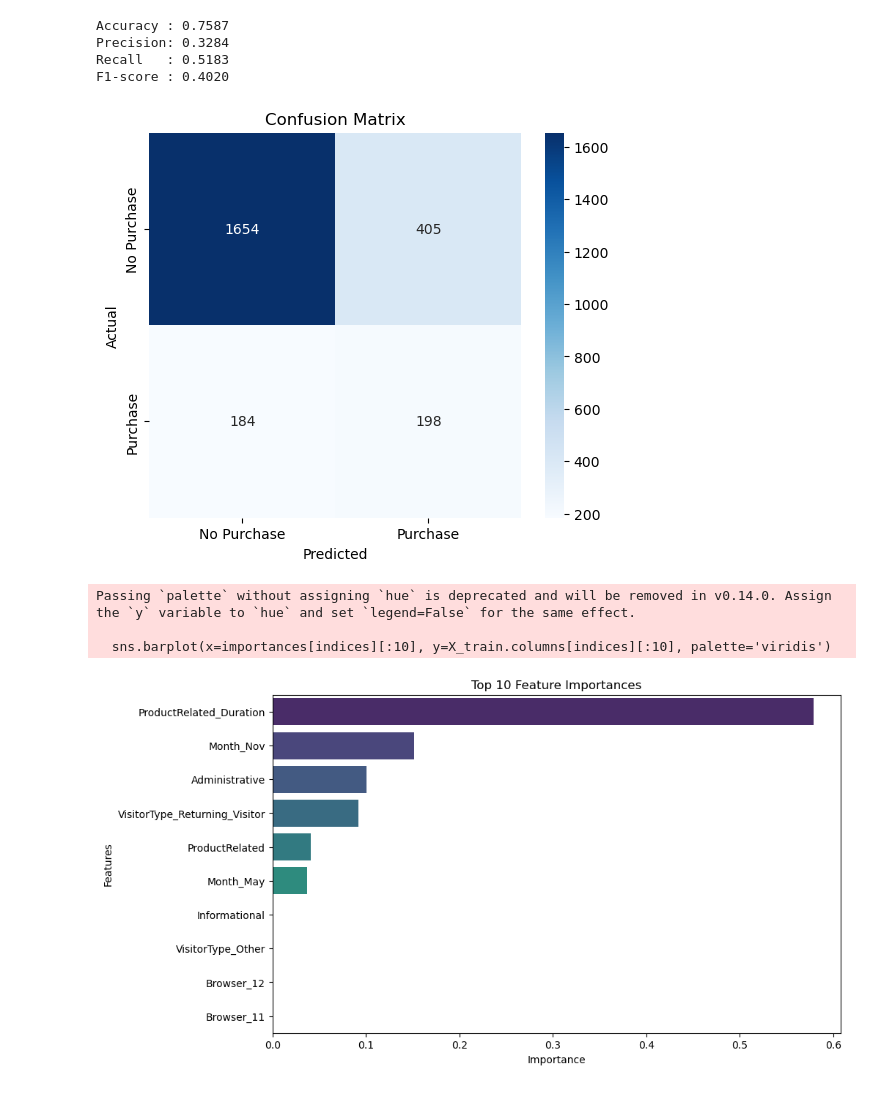
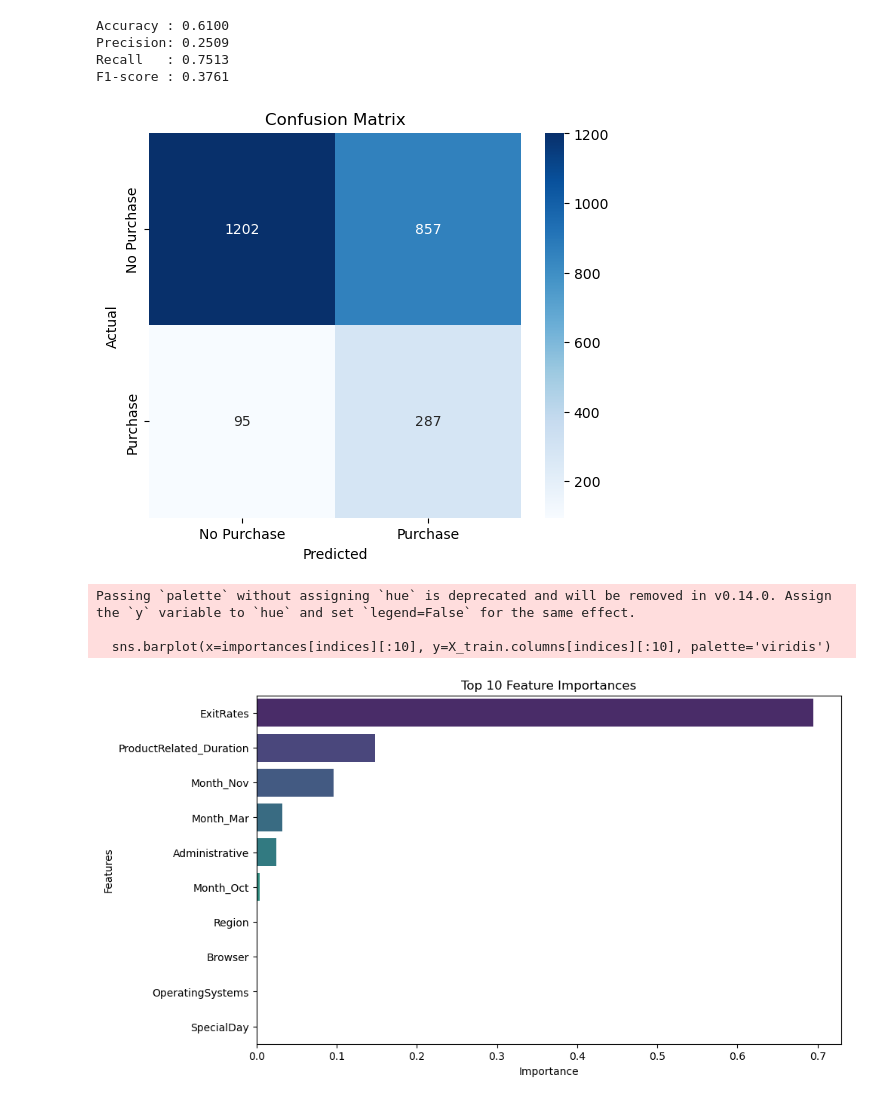
Before and after one commit to ShoppingInsight/shopper-prediction, a Jupyter notebook: models/decision_tree/DecisionTree.ipynb, the cells around one changed output. Cells and saved outputs as stored; diff of their text form; code cells hidden in the pictures.

```diff
--- a/models/decision_tree/DecisionTree.ipynb
+++ b/models/decision_tree/DecisionTree.ipynb
@@ -17,9 +17,9 @@ import seaborn as sns
 from sklearn.tree import DecisionTreeClassifier, export_text
 from sklearn.metrics import accuracy_score, precision_score, recall_score, f1_score, confusion_matrix
 
-# 데이터 로드 및 PageValues 제거
-X_train = pd.read_csv('csv/X_train.csv').drop(columns=['PageValues'])
-X_test = pd.read_csv('csv/X_test.csv').drop(columns=['PageValues'])
+# 데이터 로드 (전처리 완료된 CSV: PageValues 제거, 파생변수 추가, One-Hot 인코딩 적용 완료)
+X_train = pd.read_csv('csv/X_train.csv')
+X_test = pd.read_csv('csv/X_test.csv')
 y_train = pd.read_csv('csv/y_train.csv').values.ravel()
 y_test = pd.read_csv('csv/y_test.csv').values.ravel()
 
@@ -35,40 +35,40 @@ print(f"Recall   : {recall_score(y_test, y_pred):.4f}")
 print(f"F1-score : {f1_score(y_test, y_pred):.4f}")
 
 # Confusion Matrix 시각화 및 저장
 plt.figure(figsize=(6, 5))
 cm = confusion_matrix(y_test, y_pred)
 sns.heatmap(cm, annot=True, fmt='d', cmap='Blues',
             xticklabels=['No Purchase', 'Purchase'],
             yticklabels=['No Purchase', 'Purchase'])
 plt.ylabel('Actual')
 plt.xlabel('Predicted')
 plt.title('Confusion Matrix')
 plt.savefig('confusion_matrix_final.png', bbox_inches='tight')
 plt.show()
 
 # Feature Importance 시각화 및 저장
 importances = model.feature_importances_
 indices = np.argsort(importances)[::-1]
 
 plt.figure(figsize=(10, 6))
 sns.barplot(x=importances[indices][:10], y=X_train.columns[indices][:10], palette='viridis')
 plt.title('Top 10 Feature Importances')
 plt.xlabel('Importance')
 plt.ylabel('Features')
 plt.savefig('feature_importance_final.png', bbox_inches='tight')
 plt.show()
 
 # 트리 분기 규칙 출력
 print("\n--- Decision Tree Rules ---")
 print(export_text(model, feature_names=list(X_train.columns)))
 # %% [output]
-Accuracy : 0.7587
-Precision: 0.3284
-Recall   : 0.5183
-F1-score : 0.4020
+Accuracy : 0.6100
+Precision: 0.2509
+Recall   : 0.7513
+F1-score : 0.3761
-[figure, old version]
+[figure, new version]
 Passing `palette` without assigning `hue` is deprecated and will be removed in v0.14.0. Assign the `y` variable to `hue` and set `legend=False` for the same effect.
 
   sns.barplot(x=importances[indices][:10], y=X_train.columns[indices][:10], palette='viridis')
-[figure, old version]
+[figure, new version]
 --- Decision Tree Rules ---
```
Also changed, not shown: parts of 2 cells of this notebook, 2 other files.
